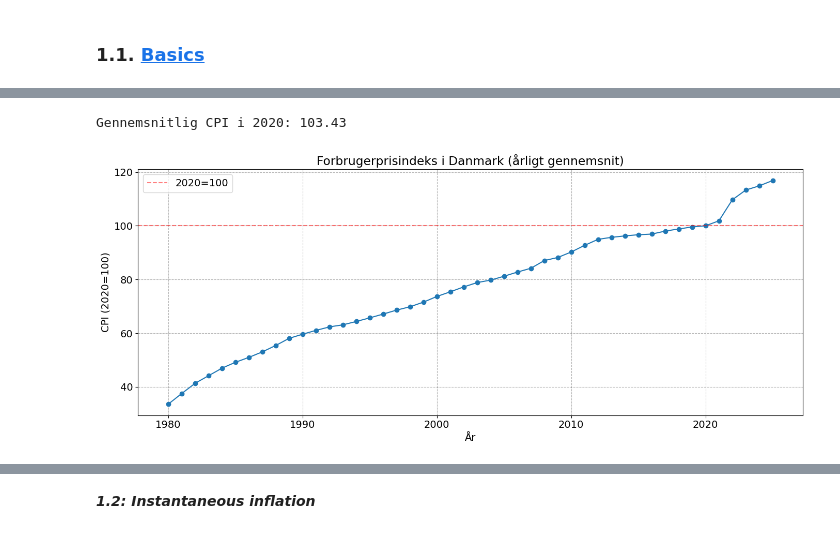
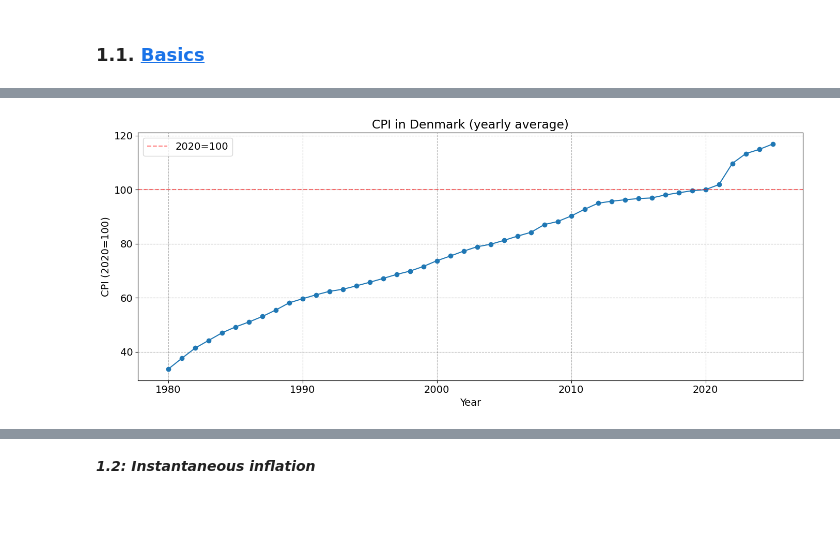
Before and after one commit to makromadskinen/ProgEconGruppe, a Jupyter notebook: Assignment 1/Aflevering.ipynb, the cells around one changed output, grey strips where cells are left out. Saved outputs shown, nothing was run; the diff lists cells and outputs as text; code cells hidden in the pictures.

```diff
--- a/Assignment 1/Aflevering.ipynb
+++ b/Assignment 1/Aflevering.ipynb
@@ -117,29 +141,17 @@ API[['date', 'year', 'month', 'value']].head(10)
 # %%
-# Calculated the consumer price index (CPI), P_t, indexed to 100 on average in 2020
-cpi_2020_avg = API[API['year'] == 2020]['value'].mean()
-print(f"Gennemsnitlig CPI i 2020: {cpi_2020_avg:.2f}")
-
-# Calculate
-# Beregn P_t for alle år
-API['P_t'] = (API['value'] / cpi_2020_avg) * 100
-
-# Se resultatet
-API[['date', 'year', 'value', 'P_t']].head(10)
-API[['date', 'year', 'value', 'P_t']].tail(10)
-
-# Beregn årligt gennemsnit
+# Calculate yearly average CPI
 API_yearly = API.groupby('year')['P_t'].mean().reset_index()
 
+# Plotting the CPI over time
 fig, ax = plt.subplots(figsize=(14, 6))
 ax.plot(API_yearly['year'], API_yearly['P_t'], marker='o')
-ax.set_xlabel('År')
+ax.set_xlabel('Year')
 ax.set_ylabel('CPI (2020=100)')
-ax.set_title('Forbrugerprisindeks i Danmark (årligt gennemsnit)')
+ax.set_title('CPI in Denmark (yearly average)')
 ax.axhline(y=100, color='red', linestyle='--', alpha=0.5, label='2020=100')
 ax.grid(True, alpha=0.3)
 ax.legend()
 plt.tight_layout()
 plt.show()
 # %% [output]
-Gennemsnitlig CPI i 2020: 103.43
-[figure, old version]
+[figure, new version]
```
Also changed, not shown: parts of 11 cells of this notebook.
